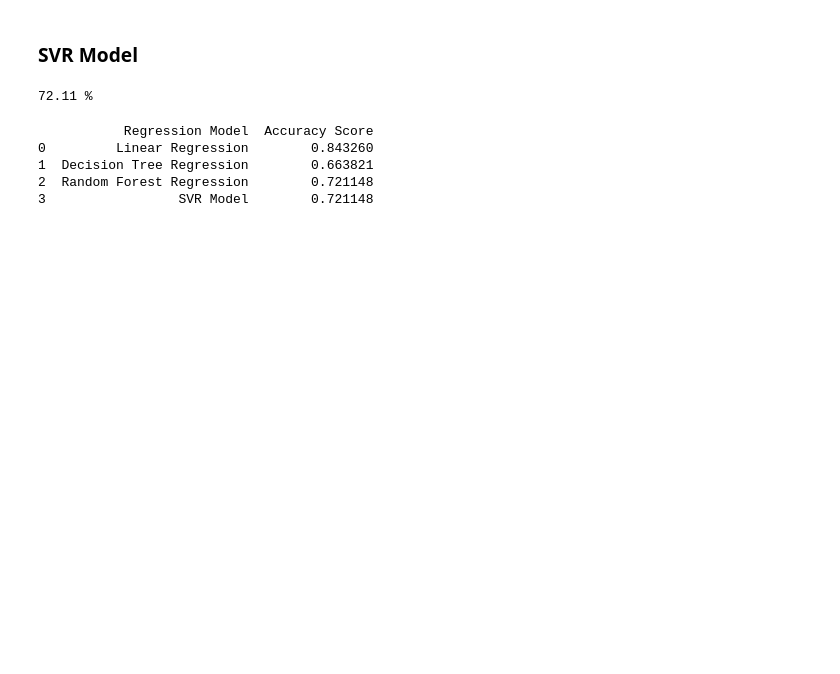
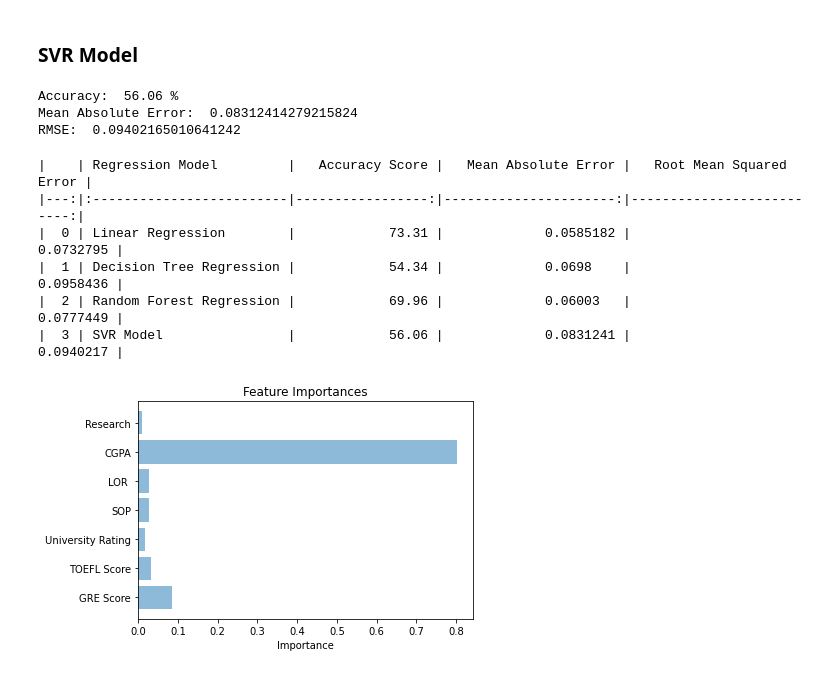
Before and after one commit to laxmena/100MLProjects, a Jupyter notebook: Project1 - Graduate Admissions Prediction/Graduate_Admissions.ipynb, the cells around one changed output. Saved outputs shown, nothing was run; the diff lists cells and outputs as text; code cells hidden in the pictures; blank space fills up the shorter version.

```diff
--- a/Project1 - Graduate Admissions Prediction/Graduate_Admissions.ipynb
+++ b/Project1 - Graduate Admissions Prediction/Graduate_Admissions.ipynb
@@ -185,9 +263,6 @@ plt.show()
 # %%
 from sklearn.model_selection import train_test_split
 
-X = dataset.iloc[:,1:8].values
-y = dataset.iloc[:,-1].values
-
 X_train, X_test, y_train, y_test = train_test_split(X, y)
 # %% [markdown]
 ## Feature Scaling
@@ -257,19 +361,43 @@ from sklearn.svm import SVR
 
 svr_regressor = SVR(kernel='rbf')
 svr_regressor = svr_regressor.fit(X_train, y_train)
-# %%
-svr_score = regressor.score(X_test, y_test)
-print(round(svr_score*100, 2),'%')
-# %% [output]
-72.11 %
+# %%
+y_pred_svr = svr_regressor.predict(X_test)
+
+svr_score = round(svr_regressor.score(X_test, y_test)*100, 2)
+svr_mas = mean_absolute_error(y_test,y_pred_svr)
+svr_rmse = np.sqrt(mean_squared_error(y_test,y_pred_svr))
+
+print('Accuracy: ', svr_score,'%')
+print('Mean Absolute Error: ', svr_mas)
+print('RMSE: ', svr_rmse)
+# %% [output]
+Accuracy:  56.06 %
+Mean Absolute Error:  0.08312414279215824
+RMSE:  0.09402165010641242
 # %%
 df = pd.DataFrame({'Regression Model': ['Linear Regression', 'Decision Tree Regression', 'Random Forest Regression', 'SVR Model'],
-                  'Accuracy Score': [linear_reg_score, decision_tree_score, random_forest_score, svr_score] },
-                  columns= ['Regression Model', 'Accuracy Score'])
-print(df)
+                  'Accuracy Score': [linear_regressor_score, decision_tree_score, random_forest_score, svr_score],
+                   'Mean Absolute Error': [linear_regressor_mas, decision_tree_mas, random_forest_mas, svr_mas],
+                   'Root Mean Squared Error': [linear_regressor_rmse, decision_tree_rmse, random_forest_rmse, svr_rmse]},
+                  columns= ['Regression Model', 'Accuracy Score', 'Mean Absolute Error', 'Root Mean Squared Error'])
+print(df.to_markdown())
 # %% [output]
-           Regression Model  Accuracy Score
-0         Linear Regression        0.843260
-1  Decision Tree Regression        0.663821
-2  Random Forest Regression        0.721148
-3                 SVR Model        0.721148
+|    | Regression Model         |   Accuracy Score |   Mean Absolute Error |   Root Mean Squared Error |
+|---:|:-------------------------|-----------------:|----------------------:|--------------------------:|
+|  0 | Linear Regression        |            73.31 |             0.0585182 |                 0.0732795 |
+|  1 | Decision Tree Regression |            54.34 |             0.0698    |                 0.0958436 |
+|  2 | Random Forest Regression |            69.96 |             0.06003   |                 0.0777449 |
+|  3 | SVR Model                |            56.06 |             0.0831241 |                 0.0940217 |
+# %%
+importance_frame = pd.DataFrame()
+importance_frame['Importance'] = random_forest_regressor.feature_importances_
+importance_frame['Features'] = dataset.columns[:-1]
+# %%
+plt.barh([1,2,3,4,5,6,7], importance_frame['Importance'], align='center', alpha=0.5)
+plt.yticks([1,2,3,4,5,6,7], importance_frame['Features'])
+plt.xlabel('Importance')
+plt.title('Feature Importances')
+plt.show()
+# %% [output]
+[figure, added]
```
Also changed, not shown: parts of 34 cells of this notebook.
